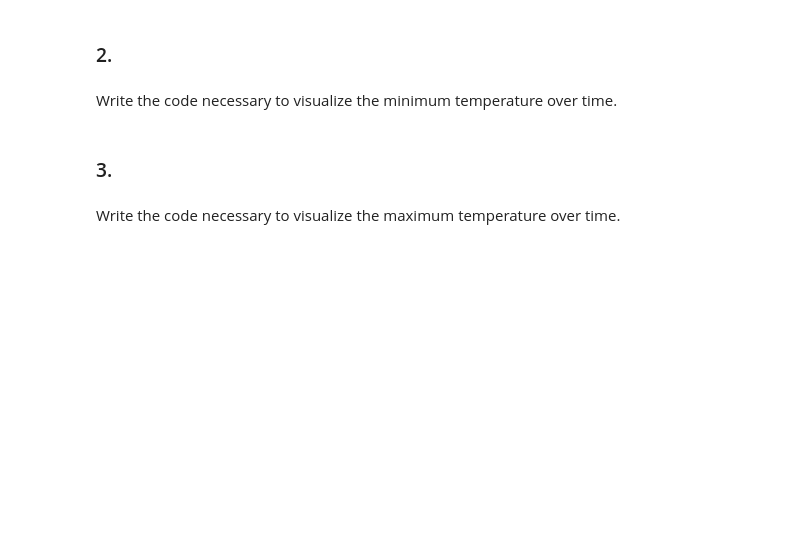
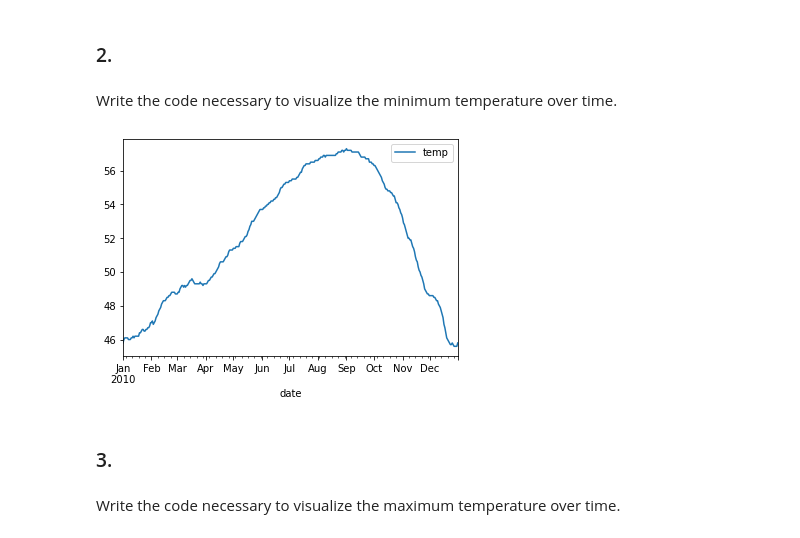
Before and after one commit to adam-talbot/time-series-exercises, a Jupyter notebook: time_series_data_exercises.ipynb, the cells around one changed output. Saved outputs shown, nothing was run; the diff lists cells and outputs as text; code cells hidden in the pictures; blank space fills up the shorter version.

```diff
--- a/time_series_data_exercises.ipynb
+++ b/time_series_data_exercises.ipynb
@@ -15,6 +64,10 @@ Resample by the day and take the average temperature. Visualize the average temp
 ### 2.
 # %% [markdown]
 Write the code necessary to visualize the minimum temperature over time.
+# %%
+df.resample('D').min().plot();
+# %% [output]
+[figure, added]
 # %% [markdown]
 ### 3.
 # %% [markdown]
```
Also changed, not shown: parts of 29 cells of this notebook.
